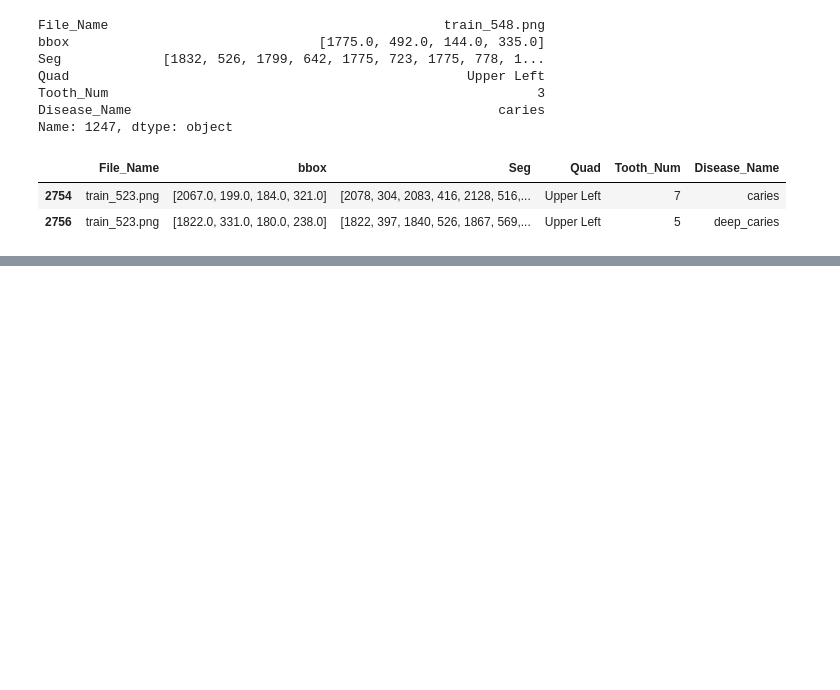
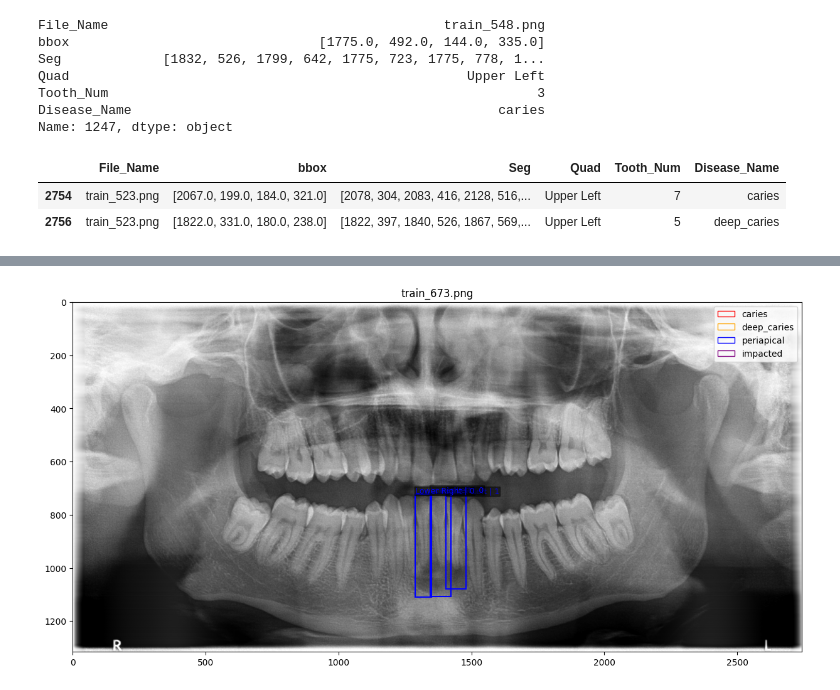
Before and after one commit to abdubakr77/dental-xray-ai, a Jupyter notebook: Notebooks/01_data_exploration.ipynb, the cells around one changed output, grey strips where cells are left out. Cells and saved outputs as stored; diff of their text form; code cells hidden in the pictures; blank space fills up the shorter version.

Commit message:
feat: Show image with specific target disease

```diff
--- a/Notebooks/01_data_exploration.ipynb
+++ b/Notebooks/01_data_exploration.ipynb
@@ -321,0 +324,4 @@ show_image_boxes()
+# %%
+show_image_boxes(target=['Disease_Name','periapical'])
+# %% [output]
+[figure, added]
```
Also changed, not shown: parts of 1 cell of this notebook.
